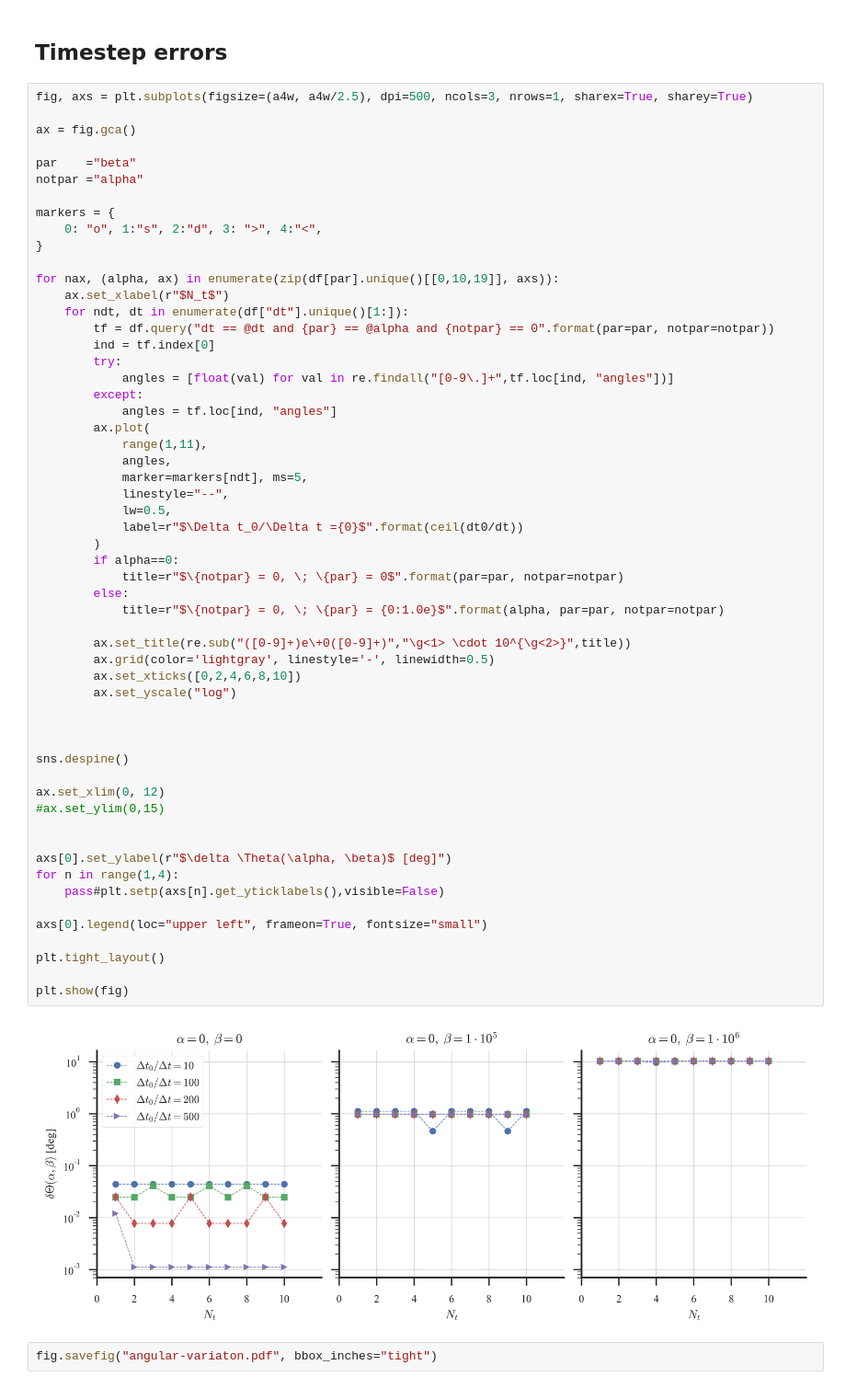
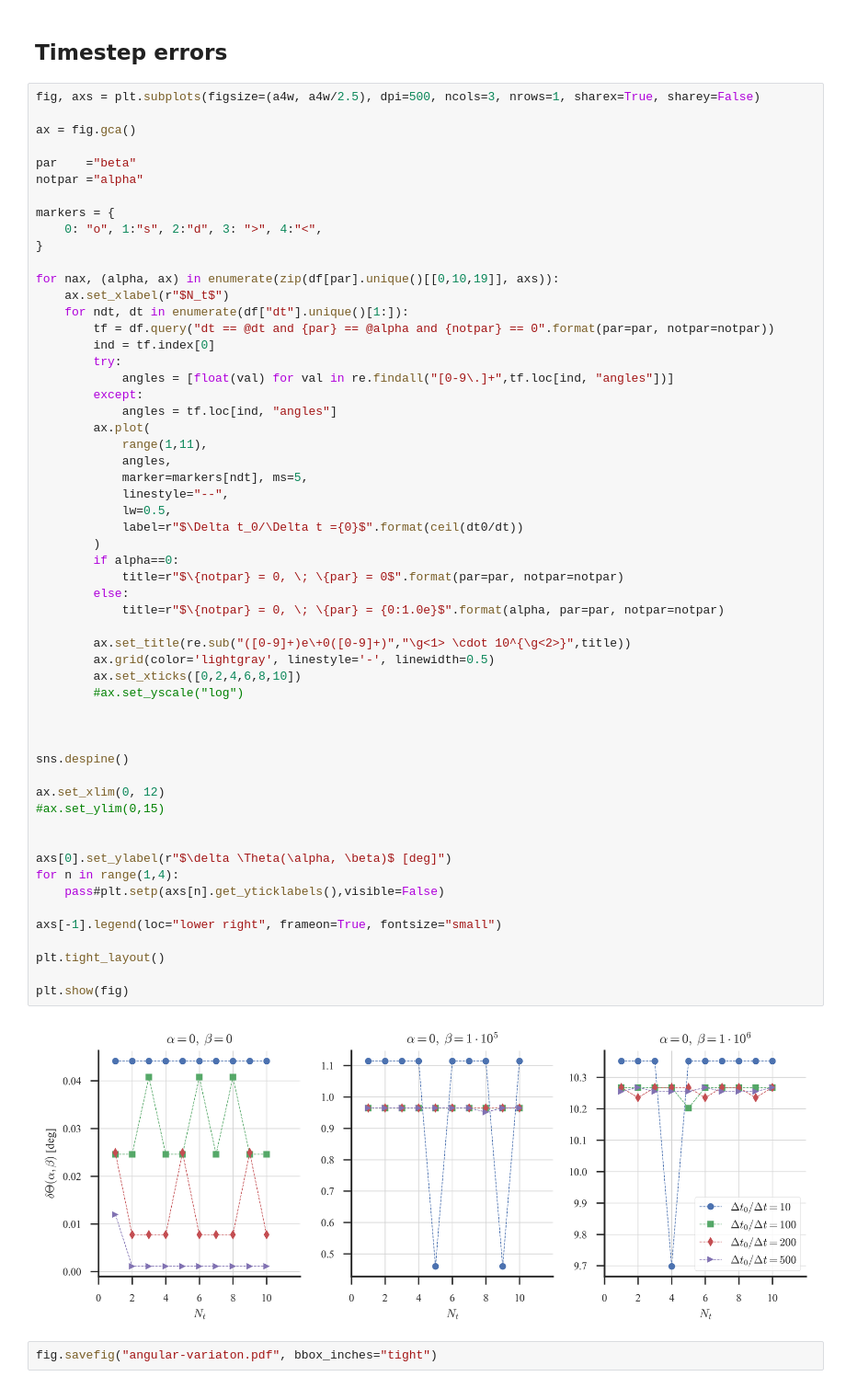
Before and after one commit to ckoerber/mercury-numerical, a Jupyter notebook: analysis/Figures.ipynb, the cells around one changed output. Shown at 92% size. Drawn from its saved outputs; the diff is of its cells as text.

Commit message:
angular variation plot on mixed but not log scales

```diff
--- a/analysis/Figures.ipynb
+++ b/analysis/Figures.ipynb
@@ -252,7 +252,7 @@ fig.savefig(par+"-angle.pdf", bbox_inches="tight")
 # %% [markdown]
 ## Timestep errors
 # %%
-fig, axs = plt.subplots(figsize=(a4w, a4w/2.5), dpi=500, ncols=3, nrows=1, sharex=True, sharey=True)
+fig, axs = plt.subplots(figsize=(a4w, a4w/2.5), dpi=500, ncols=3, nrows=1, sharex=True, sharey=False)
 
 ax = fig.gca()
 
@@ -279,36 +279,36 @@ for nax, (alpha, ax) in enumerate(zip(df[par].unique()[[0,10,19]], axs)):
             linestyle="--",
             lw=0.5,
             label=r"$\Delta t_0/\Delta t ={0}$".format(ceil(dt0/dt))
         )
         if alpha==0:
             title=r"$\{notpar} = 0, \; \{par} = 0$".format(par=par, notpar=notpar)
         else:
             title=r"$\{notpar} = 0, \; \{par} = {0:1.0e}$".format(alpha, par=par, notpar=notpar)
 
         ax.set_title(re.sub("([0-9]+)e\+0([0-9]+)","\g<1> \cdot 10^{\g<2>}",title))
         ax.grid(color='lightgray', linestyle='-', linewidth=0.5)
         ax.set_xticks([0,2,4,6,8,10])
-        ax.set_yscale("log")
+        #ax.set_yscale("log")
 
 
 
 sns.despine()
 
 ax.set_xlim(0, 12)
 #ax.set_ylim(0,15)
 
 
 axs[0].set_ylabel(r"$\delta \Theta(\alpha, \beta)$ [deg]")
 for n in range(1,4):
     pass#plt.setp(axs[n].get_yticklabels(),visible=False)
 
-axs[0].legend(loc="upper left", frameon=True, fontsize="small")
+axs[-1].legend(loc="lower right", frameon=True, fontsize="small")
 
 plt.tight_layout()
 
 plt.show(fig)
 # %% [output]
-[figure, old version]
+[figure, new version]
 # %%
 fig.savefig("angular-variaton.pdf", bbox_inches="tight")
 # %% [markdown]
```
Also changed, not shown: 1 other file.
